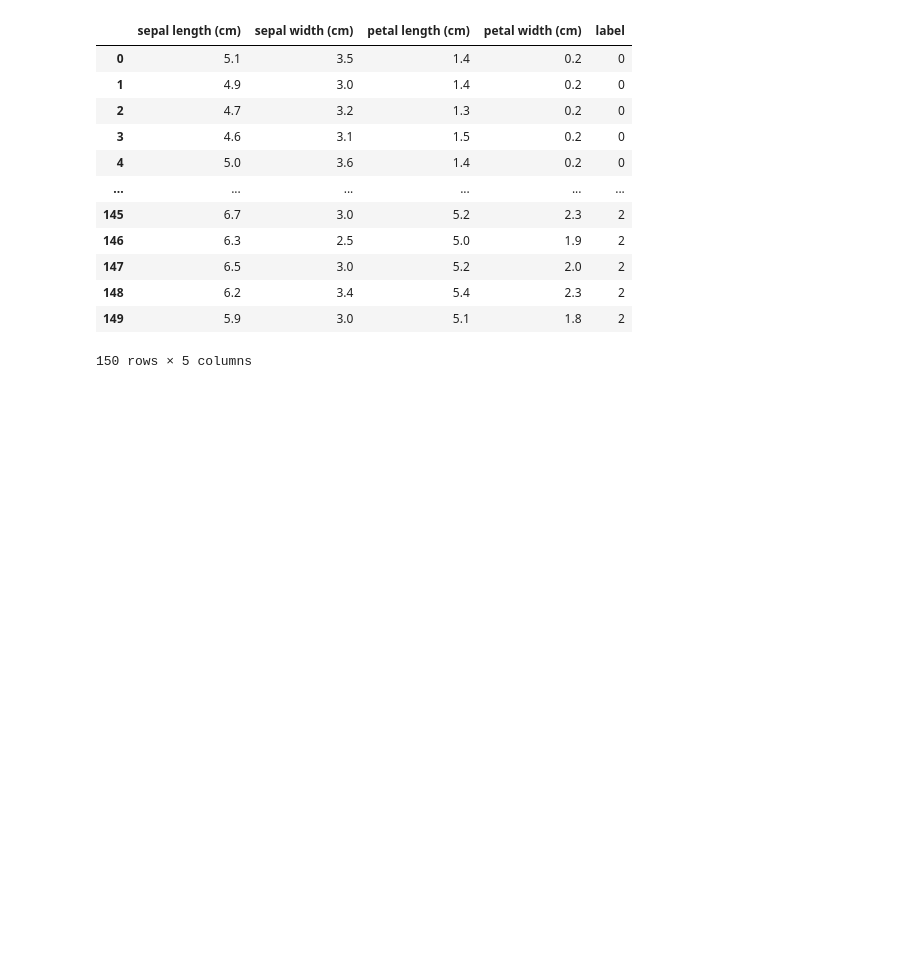
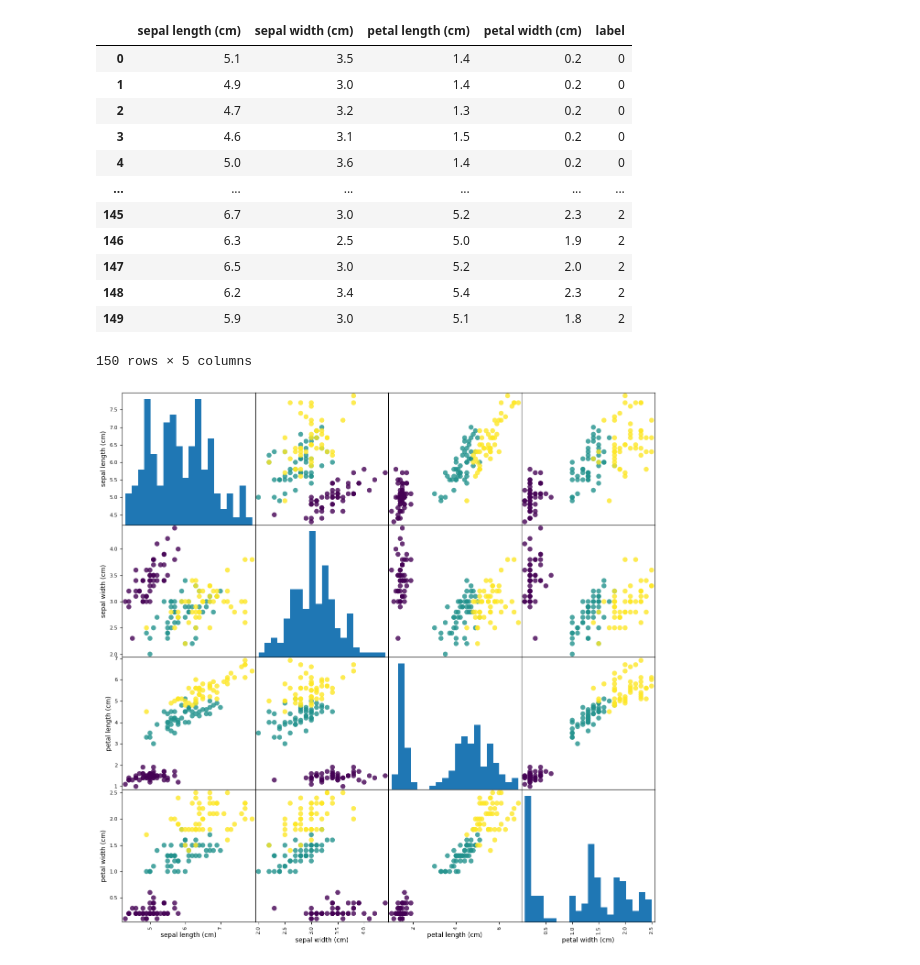
Before and after one commit to kanta-program-account/AnalyzeIris, a Jupyter notebook: Analyzeiris.ipynb, the cells around one changed output. Cells and saved outputs as stored; diff of their text form; code cells hidden in the pictures; blank space fills up the shorter version.

```diff
--- a/Analyzeiris.ipynb
+++ b/Analyzeiris.ipynb
@@ -24,3 +22,7 @@ iris.Get()
+# %%
+iris.PairPlot()
+# %% [output]
+[figure, added]
 # %%
 # iris.PairPlot('prism')
 # %%
```
Also changed, not shown: parts of 14 cells of this notebook, 1 other file.
